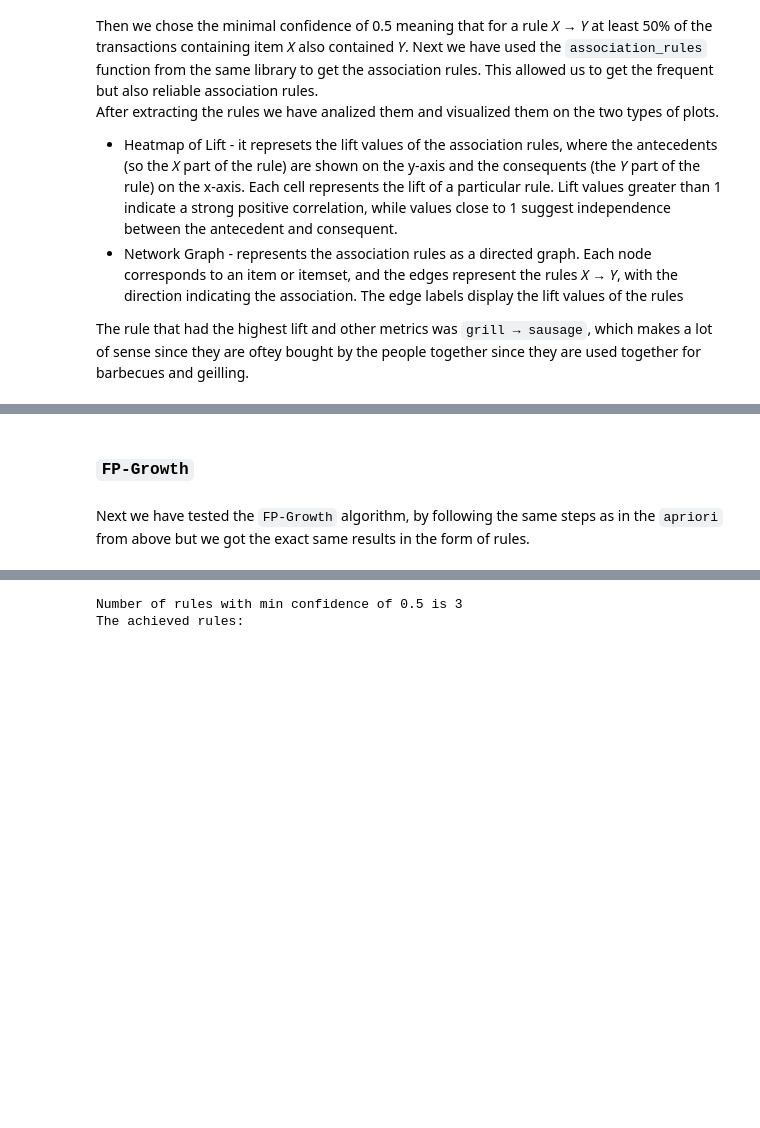
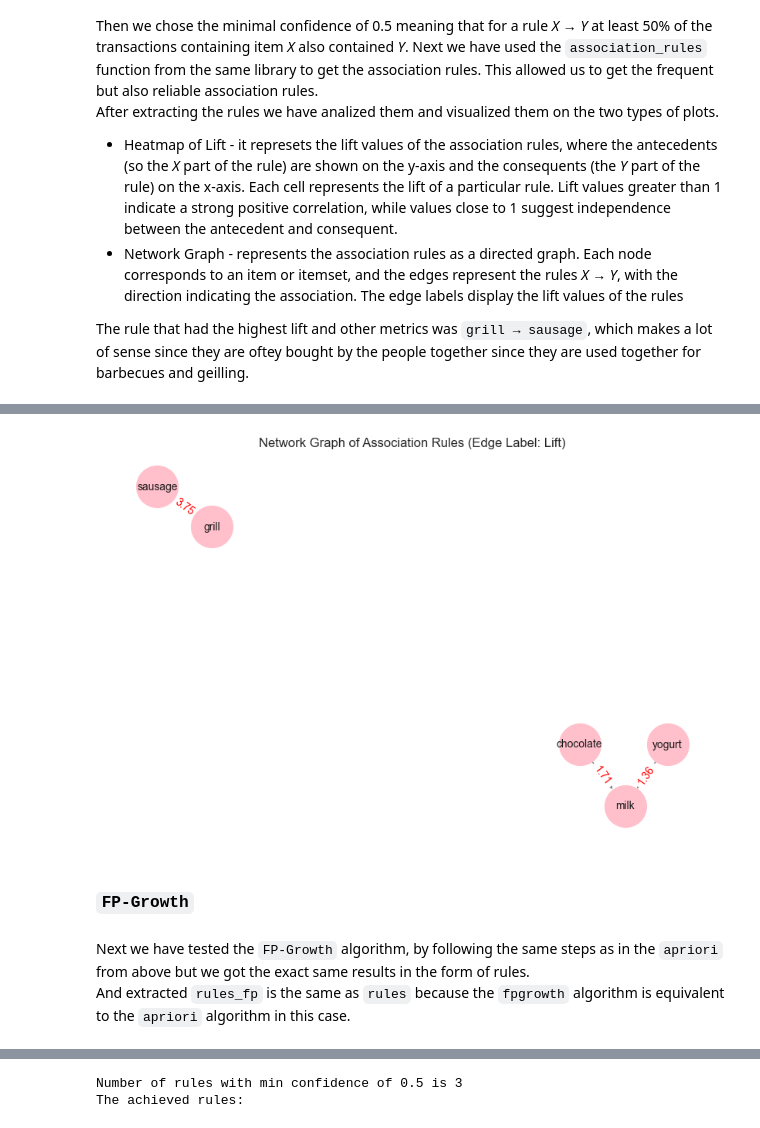
Before and after one commit to mmartyna123/InformationRetrieval, a Jupyter notebook: Lab6/Lab6IR.ipynb, the cells around one changed output, grey strips where cells are left out. Drawn from its saved outputs; the diff is of its cells as text; code cells hidden in the pictures; blank space fills up the shorter version.

```diff
--- a/Lab6/Lab6IR.ipynb
+++ b/Lab6/Lab6IR.ipynb
@@ -137,22 +139,25 @@ The achieved rules:
 # %%
-# #directed graph
-# G = nx.DiGraph()
-# # adding edges for each rule
-# for i, rule in rules.iterrows():
-#     G.add_edge(''.join(list(rule['antecedents'])), ''.join(list(rule['consequents'])), weight=rule['lift'])
+#directed graph
+G = nx.DiGraph()
+# adding edges for each rule
+for i, rule in rules.iterrows():
+    G.add_edge(''.join(list(rule['antecedents'])), ''.join(list(rule['consequents'])), weight=rule['lift'])
 
 
-# plt.figure(figsize=(8, 5))
-# pos = nx.spring_layout(G, k=0.5, seed=42)  # Positioning of nodes
-# nx.draw(G, pos, with_labels=True, node_size=1500, node_color="pink", font_size=10, edge_color='gray')
-# edge_labels = nx.get_edge_attributes(G, 'weight')
-# nx.draw_networkx_edge_labels(G, pos, edge_labels={k: f"{v:.2f}" for k, v in edge_labels.items()}, font_color='red')
-# plt.title('Network Graph of Association Rules (Edge Label: Lift)')
-# plt.show()
+plt.figure(figsize=(8, 5))
+pos = nx.spring_layout(G, k=0.5, seed=42)  # Positioning of nodes
+nx.draw(G, pos, with_labels=True, node_size=1500, node_color="pink", font_size=10, edge_color='gray')
+edge_labels = nx.get_edge_attributes(G, 'weight')
+nx.draw_networkx_edge_labels(G, pos, edge_labels={k: f"{v:.2f}" for k, v in edge_labels.items()}, font_color='red')
+plt.title('Network Graph of Association Rules (Edge Label: Lift)')
+plt.show()
+# %% [output]
+[figure, added]
 # %% [markdown]
 ### `FP-Growth`
 # %% [markdown]
-Next we have tested the `FP-Growth` algorithm, by following the same steps as in the `apriori` from above but we got the exact same results in the form of rules.
+Next we have tested the `FP-Growth` algorithm, by following the same steps as in the `apriori` from above but we got the exact same results in the form of rules. <br>
+And extracted `rules_fp` is the same as `rules` because the `fpgrowth` algorithm is equivalent to the `apriori` algorithm in this case.
 # %%
 minSup = 0.1 #iteset has to appear in at least 10% of the transactions
 frequent_itemsets_fp = fpgrowth(basketdf, min_support=minSup, use_colnames=True)
```
Also changed, not shown: parts of 14 cells of this notebook.
